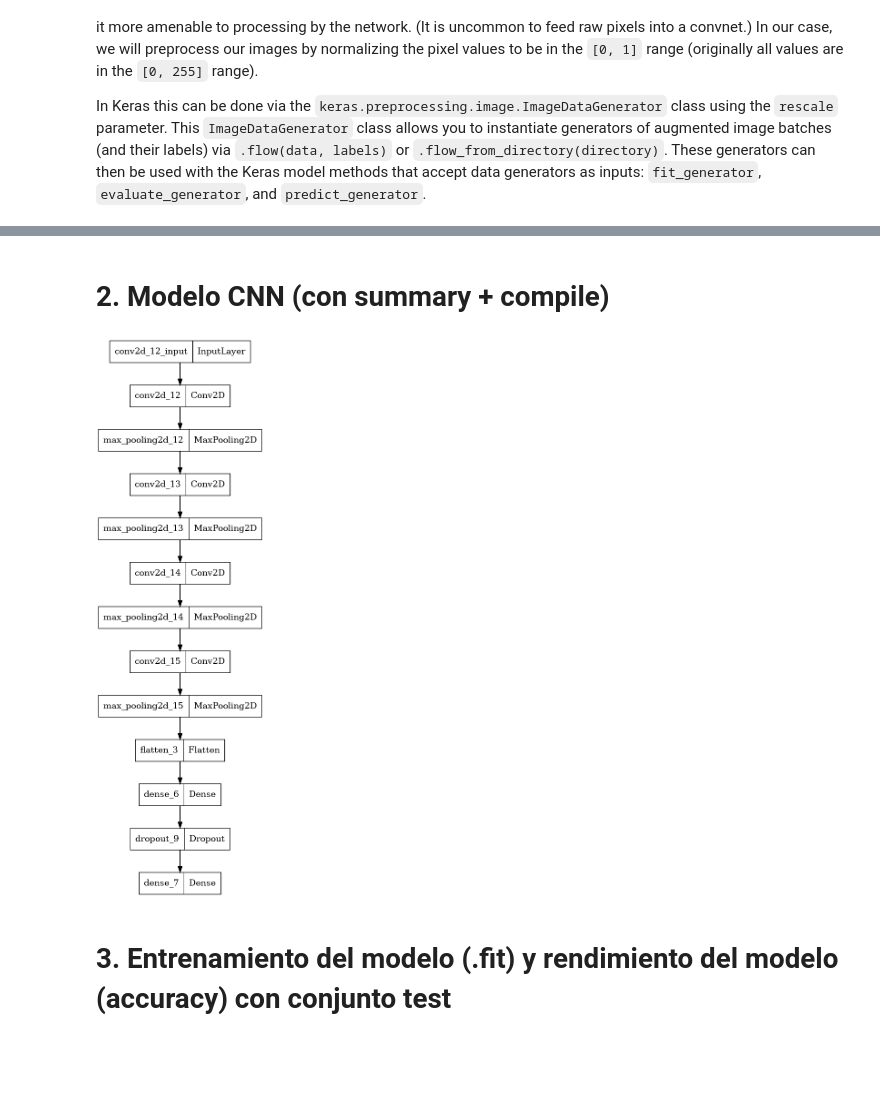
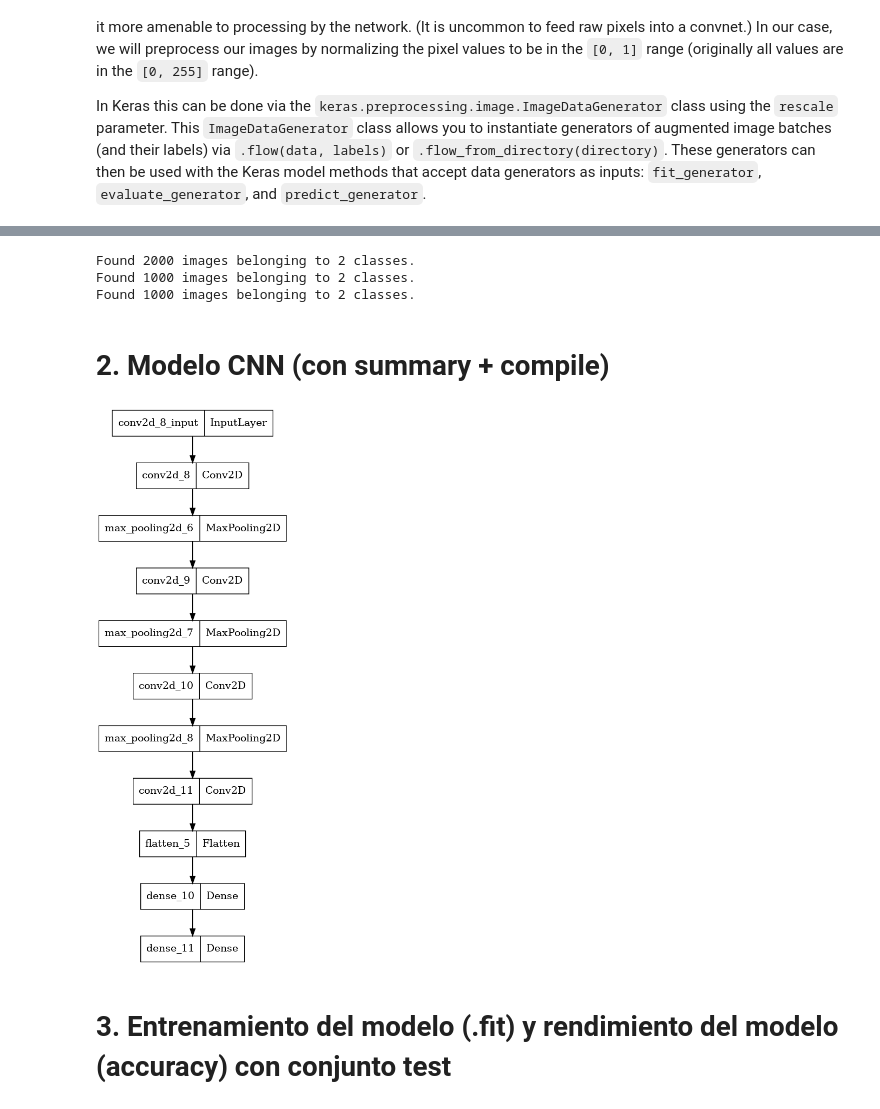
Before and after one commit to Pastafarista/dog-cat, a Jupyter notebook: notebook.ipynb, the cells around one changed output, grey strips where cells are left out. Drawn from its saved outputs; the diff is of its cells as text; code cells hidden in the pictures; blank space fills up the shorter version.

```diff
--- a/notebook.ipynb
+++ b/notebook.ipynb
@@ -233,34 +163,62 @@ Found 738 files belonging to 2 classes.
+# %%
+from keras.preprocessing.image import ImageDataGenerator
+
+batch_size = 20
+
+train_datagen = ImageDataGenerator( rescale = 1.0/255. )
+validation_datagen  = ImageDataGenerator( rescale = 1.0/255. )
+test_datagen  = ImageDataGenerator( rescale = 1.0/255. )
+
+
+train_generator = train_datagen.flow_from_directory(train_dir,
+                                                    batch_size=batch_size,
+                                                    class_mode='binary',
+                                                    target_size=(256, 256))
+
+validation_generator =  validation_datagen.flow_from_directory(validation_dir,
+                                                         batch_size=batch_size,
+                                                         class_mode  = 'binary',
+                                                         target_size = (256, 256))
+
+
+test_generator =  test_datagen.flow_from_directory(validation_dir,
+                                                         batch_size=batch_size,
+                                                         class_mode  = 'binary',
+                                                         target_size = (256, 256))
+# %% [output]
+Found 2000 images belonging to 2 classes.
+Found 1000 images belonging to 2 classes.
+Found 1000 images belonging to 2 classes.
 # %% [markdown]
 # 2. Modelo CNN (con summary + compile)
 # %%
-from keras.layers import Conv2D, MaxPooling2D, Flatten, Dense, Dropout, BatchNormalization
-from keras.models import Sequential
+from keras import Sequential
+from keras.layers import Conv2D, MaxPooling2D
+from keras.layers import Flatten, Dense
+from keras.optimizers import RMSprop
 from keras.utils import plot_model
-import os
 
 model = Sequential()
 
-model.add(Conv2D(32, (3, 3), activation='relu', input_shape=(256, 256, 3)))
-model.add(MaxPooling2D(2, 2))
-model.add(Conv2D(64, (3, 3), activation='relu'))
-model.add(MaxPooling2D(2, 2))
+model.add(Conv2D(32, (3,3), activation='relu', input_shape = (256,256,3)))
+model.add(MaxPooling2D(2,2))
+model.add(Conv2D(64, (3,3), activation='relu'))
+model.add(MaxPooling2D(2,2))
 model.add(Conv2D(128, (3,3), activation='relu'))
-model.add(MaxPooling2D(2, 2))
+model.add(MaxPooling2D(2,2))
 model.add(Conv2D(128, (3,3), activation='relu'))
-model.add(MaxPooling2D(2, 2))
 model.add(Flatten())
-model.add(Dense(512, activation='relu'))
-model.add(Dropout(0.2))
-model.add(Dense(2, activation='softmax'))
+model.add(Dense(512,activation='relu'))
+model.add(Dense(1,activation='sigmoid'))
 
-model.compile(optimizer='adam',
-                loss = 'binary_crossentropy',
-                metrics = ['accuracy'])
+model.compile(optimizer = RMSprop(learning_rate=1e-4),
+              loss='binary_crossentropy',
+              metrics = ['acc'])
 
 # Mostrar la gráfica de la red neuronal
-PATH = os.getcwd() + '/model.png'
+PATH = os.getcwd() + '/imagenes/modelo.png'
 plot_model(model, to_file=PATH)
 # %% [output]
-[figure, old version]
+[figure, new version]
 # %% [markdown]
 # 3. Entrenamiento del modelo (.fit) y rendimiento del modelo (accuracy) con conjunto test
```
Also changed, not shown: parts of 37 cells of this notebook, 9 other files.
